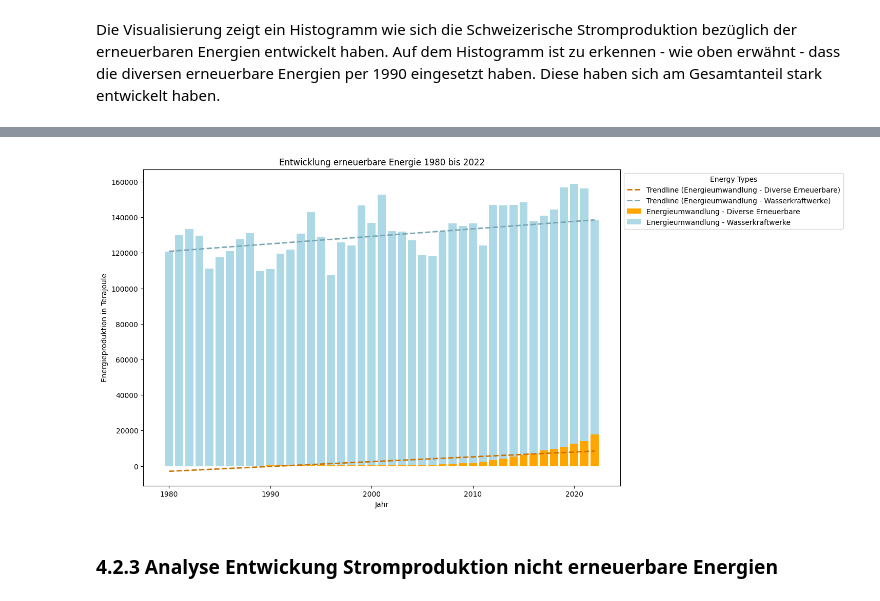
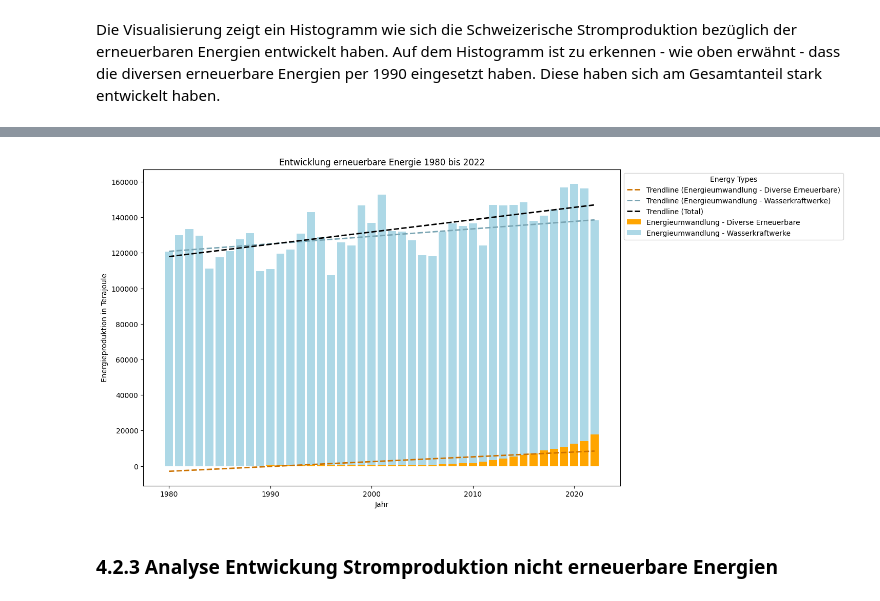
Before and after one commit to michaelzimmermannstudhslu/BINA_2024_energy_research, a Jupyter notebook: bina_casestudy_adhumezi.ipynb, the cells around one changed output, grey strips where cells are left out. Drawn from its saved outputs; the diff is of its cells as text; code cells hidden in the pictures.

```diff
--- a/bina_casestudy_adhumezi.ipynb
+++ b/bina_casestudy_adhumezi.ipynb
@@ -2162,9 +2167,9 @@ plt.show()
 # %%
 colors = ['orange', 'lightblue']
-plt = plot_stacked_bar(renewable_tj_pivoted_data, 'Entwicklung erneuerbare Energie 1980 bis 2022', 'Jahr', 'Energieproduktion in Terajoule', colors=colors)
+plt = plot_stacked_bar(renewable_tj_pivoted_data, 'Entwicklung erneuerbare Energie 1980 bis 2022', 'Jahr', 'Energieproduktion in Terajoule', colors=colors, trendline_per_column=True, total_trendline=True, turning_points=False)
 plt.show()
 # %% [output]
-[figure, old version]
+[figure, new version]
 # %% [markdown]
 ### 4.2.3 Analyse Entwickung Stromproduktion nicht erneuerbare Energien
 # %% [markdown]
```
Also changed, not shown: parts of 14 cells of this notebook.
